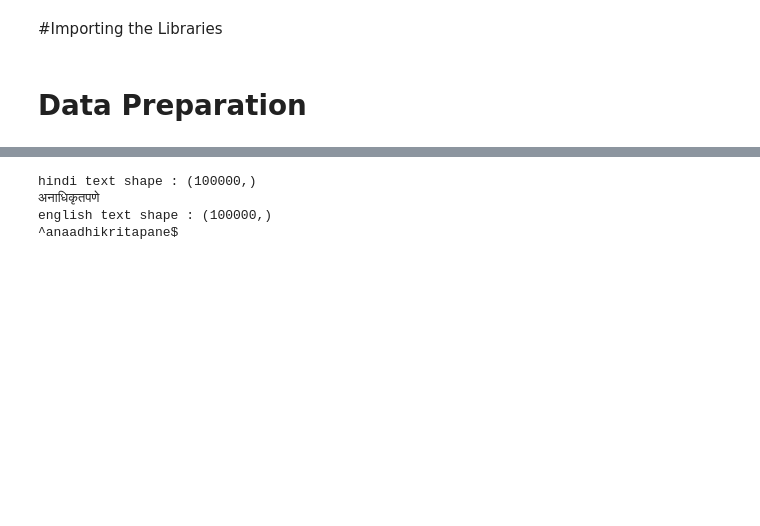
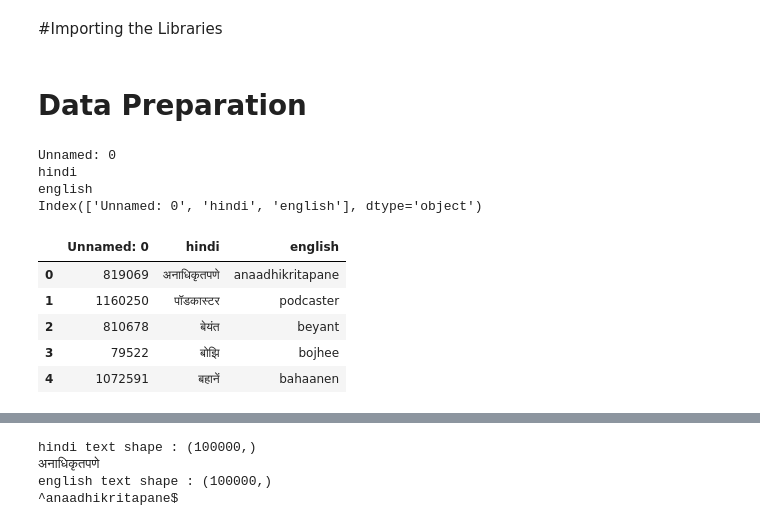
Before and after one commit to m-jere/ai-hindi-transliteration, a Jupyter notebook: Transliteration.ipynb, the cells around one changed output, grey strips where cells are left out. Drawn from its saved outputs; the diff is of its cells as text; code cells hidden in the pictures; blank space fills up the shorter version.

```diff
--- a/Transliteration.ipynb
+++ b/Transliteration.ipynb
@@ -75,5 +75,21 @@ import numpy as np
 # Data Preparation
 # %%
 train = pd.read_csv('train.csv')
+for lines in train:
+        print(lines)
+print(train.columns)
+
+train.head()
+# %% [output]
+Unnamed: 0
+hindi
+english
+Index(['Unnamed: 0', 'hindi', 'english'], dtype='object')
+|  | Unnamed: 0 | hindi | english |
+| 0 | 819069 | अनाधिकृतपणे | anaadhikritapane |
+| 1 | 1160250 | पॉडकास्टर | podcaster |
+| 2 | 810678 | बेयंत | beyant |
+| 3 | 79522 | बोझि | bojhee |
+| 4 | 1072591 | बहानें | bahaanen |
 # %%
 train = pd.read_csv('rom-table.csv')
```
Also changed, not shown: parts of 9 cells of this notebook, 1 other file.
